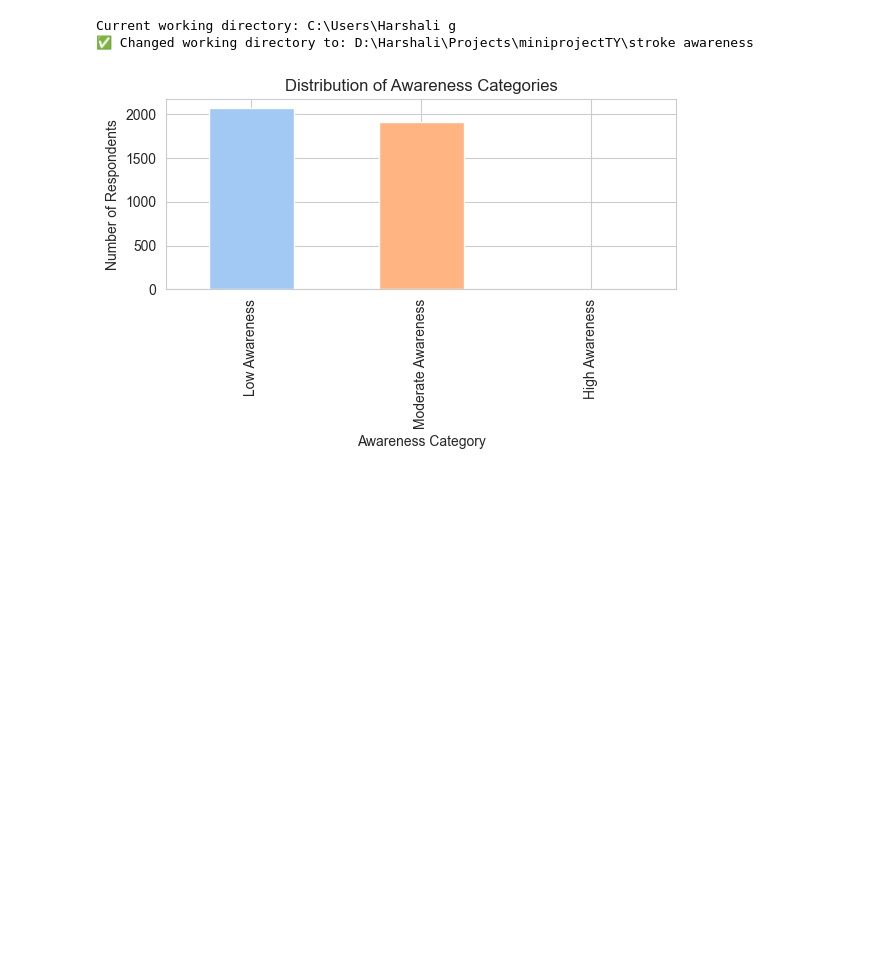
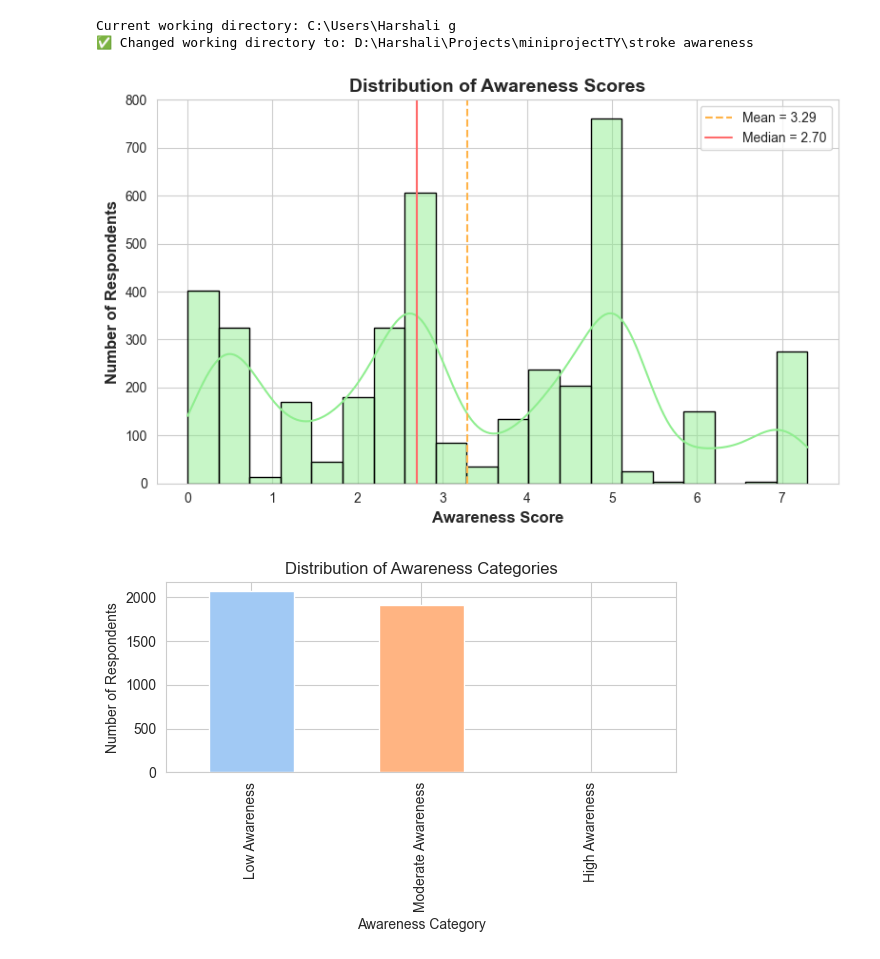
Before and after one commit to Harshali0505/Stroke-awareness-TY-mini-project, a Jupyter notebook: Visualization.ipynb, the cells around one changed output. Saved outputs shown, nothing was run; the diff lists cells and outputs as text; code cells hidden in the pictures; blank space fills up the shorter version.

```diff
--- a/Visualization.ipynb
+++ b/Visualization.ipynb
@@ -23,6 +23,32 @@ Current working directory: C:\Users\Harshali g
 # %%
 # Load your cleaned file
 df = pd.read_csv("awareness_scores_with_categories.csv")
+# %%
+
+
+# Set up plot style and color
+sns.set_style("whitegrid")
+color = "#90EE90"  # pastel green for histogram, easy on eyes
+
+plt.figure(figsize=(8,5))
+
+# Histogram + KDE line
+sns.histplot(df['awareness_score'], bins=20, kde=True, color=color, edgecolor='black')
+plt.title("Distribution of Awareness Scores", fontsize=14, fontweight="bold")
+plt.xlabel("Awareness Score", fontsize=12, fontweight="bold")
+plt.ylabel("Number of Respondents", fontsize=12, fontweight="bold")
+
+# Stat insight
+mean = df['awareness_score'].mean()
+median = df['awareness_score'].median()
+plt.axvline(mean, color="#FFB347", linestyle='--', label=f"Mean = {mean:.2f}")
+plt.axvline(median, color="#FF6B6B", linestyle='-', label=f"Median = {median:.2f}")
+
+plt.legend()
+plt.tight_layout()
+plt.show()
+# %% [output]
+[figure, added]
 # %%
 
 
```
Also changed, not shown: 31 other files.
